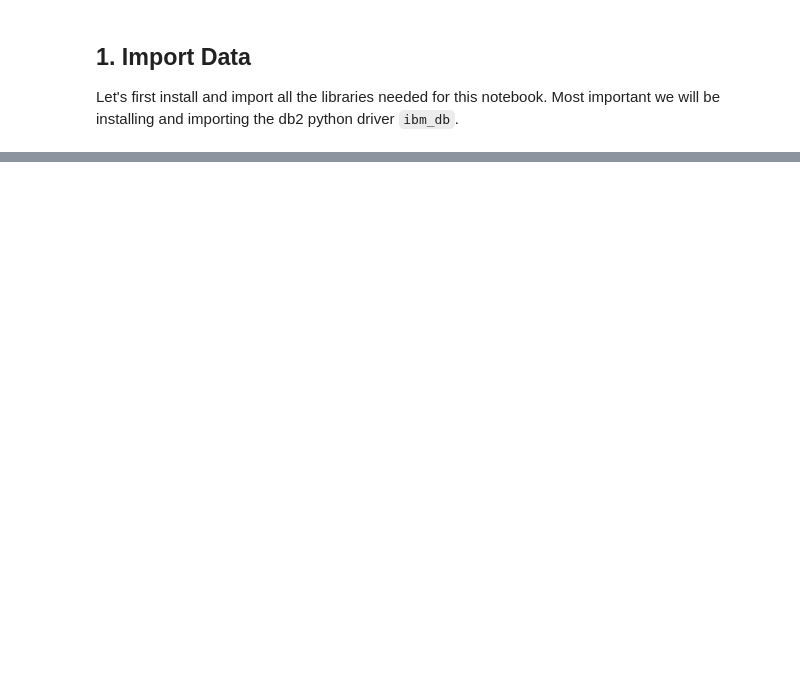
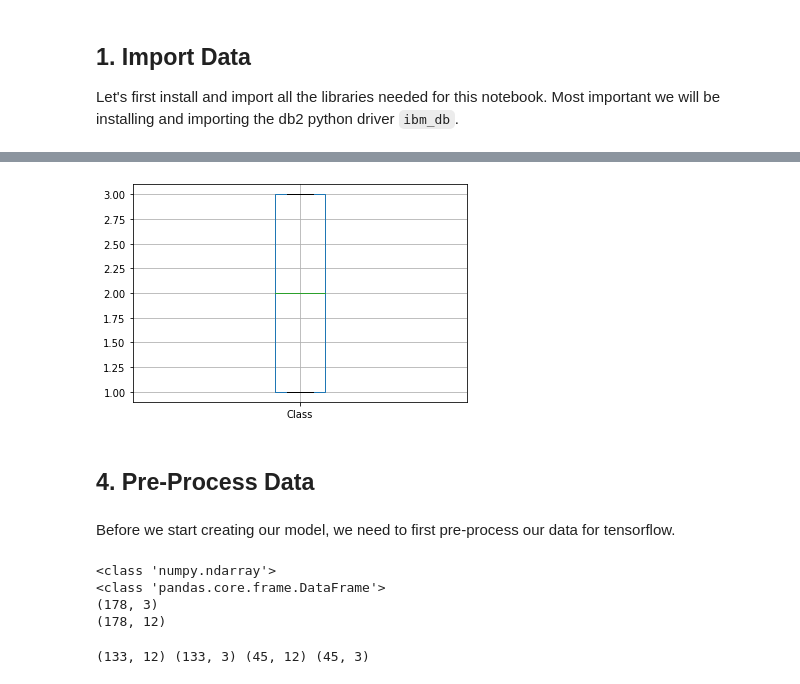
Before and after one commit to rohithravin/Db2-Samples, a Jupyter notebook: Db2 Sample For Tensorflow.ipynb, the cells around one changed output, grey strips where cells are left out. Drawn from its saved outputs; the diff is of its cells as text; code cells hidden in the pictures; blank space fills up the shorter version.

```diff
--- a/Db2 Sample For Tensorflow.ipynb
+++ b/Db2 Sample For Tensorflow.ipynb
@@ -43,0 +138,8 @@ wine.head()
+# %%
+boxplot = wine.boxplot(column=['Class'])
+# %% [output]
+[figure, added]
+# %% [markdown]
+## 4. Pre-Process Data
+# %% [markdown]
+Before we start creating our model, we need to first pre-process our data for tensorflow.
@@ -43,0 +148,34 @@ wine.head()
+# %%
+# First we convert the Class labels to Onehot format.
+df = pd.get_dummies(wine, columns=['Class'])
+
+# Convert labels to numpy array for tensorflow
+labels = df.loc[:,['Class_1','Class_2','Class_3']]
+labels = labels.values
+
+# Convert features to numpy array for tensorflow
+features = df.drop(['Class_1','Class_2','Class_3','Ash'],axis = 1)
+features = features.values
+
+# Make sure the type is numpy arrays
+print(type(labels))
+print(type(features))
+
+# Make sure the shape of the array is correct
+print(labels.shape)
+print(features.shape)
+# %% [output]
+<class 'numpy.ndarray'>
+<class 'pandas.core.frame.DataFrame'>
+(178, 3)
+(178, 12)
+# %%
+from sklearn.model_selection import train_test_split
+
+# Split the data into test and train data
+train_x,test_x,train_y,test_y = train_test_split(features,labels)
+
+# Verify the shape of the test and train data
+print(train_x.shape,train_y.shape,test_x.shape,test_y.shape)
+# %% [output]
+(133, 12) (133, 3) (45, 12) (45, 3)
```
Also changed, not shown: parts of 23 cells of this notebook, 2 other files.
